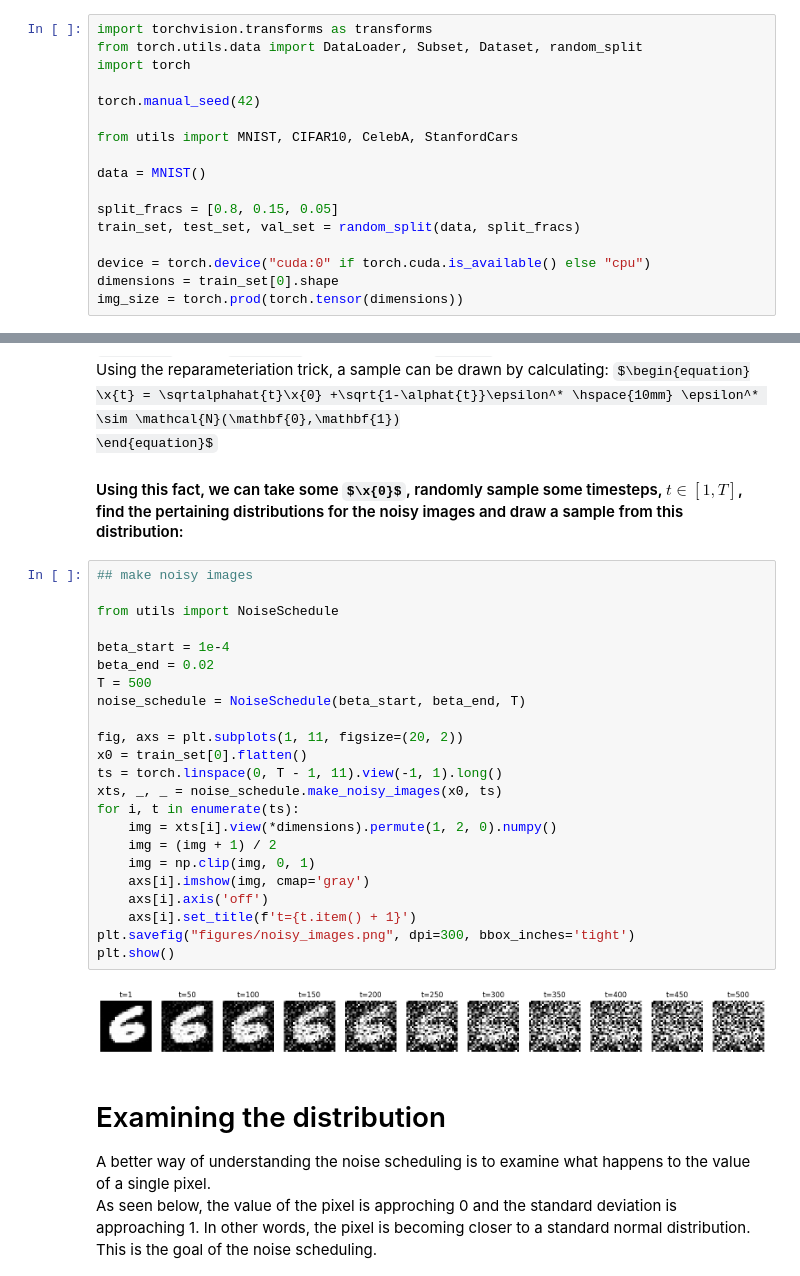
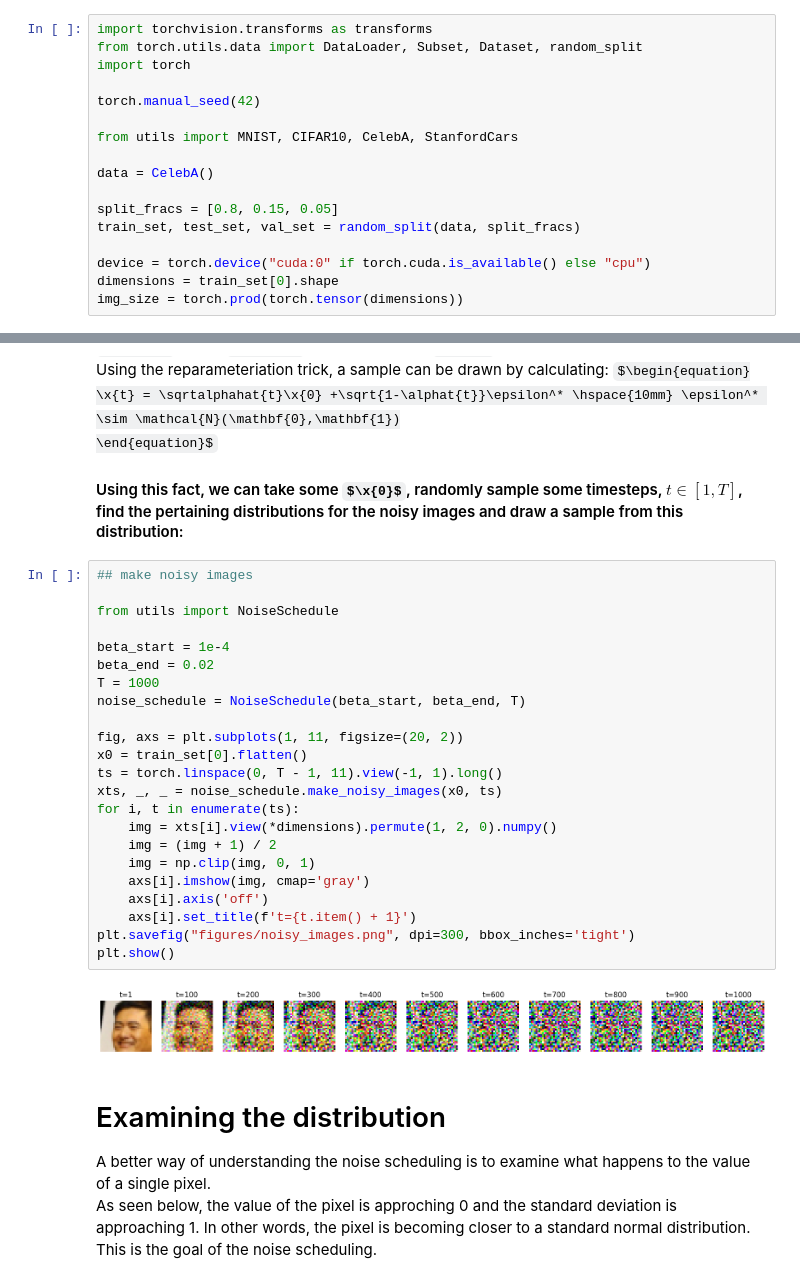
Before and after one commit to Andemand111/Specialkursus_diffusionmodel, a Jupyter notebook: main.IPYNB, the cells around one changed output, grey strips where cells are left out. Cells and saved outputs as stored; diff of their text form; some formulas as TeX source.

```diff
--- a/main.IPYNB
+++ b/main.IPYNB
@@ -16,7 +16,7 @@ torch.manual_seed(42)
 
 from utils import MNIST, CIFAR10, CelebA, StanfordCars
 
-data = MNIST()
+data = CelebA()
 
 split_fracs = [0.8, 0.15, 0.05]
 train_set, test_set, val_set = random_split(data, split_fracs)
@@ -66,28 +66,28 @@ $\begin{equation}
 # %%
 ## make noisy images
 
 from utils import NoiseSchedule
 
 beta_start = 1e-4
 beta_end = 0.02
-T = 500
+T = 1000
 noise_schedule = NoiseSchedule(beta_start, beta_end, T)
 
 fig, axs = plt.subplots(1, 11, figsize=(20, 2))
 x0 = train_set[0].flatten()
 ts = torch.linspace(0, T - 1, 11).view(-1, 1).long()
 xts, _, _ = noise_schedule.make_noisy_images(x0, ts)
 for i, t in enumerate(ts):
     img = xts[i].view(*dimensions).permute(1, 2, 0).numpy()
     img = (img + 1) / 2
     img = np.clip(img, 0, 1)
     axs[i].imshow(img, cmap='gray')
     axs[i].axis('off')
     axs[i].set_title(f't={t.item() + 1}')
 plt.savefig("figures/noisy_images.png", dpi=300, bbox_inches='tight')
 plt.show()
 # %% [output]
-[figure, old version]
+[figure, new version]
 # %% [markdown]
 # Examining the distribution
 
```
Also changed, not shown: parts of 15 cells of this notebook, 7 other files.
